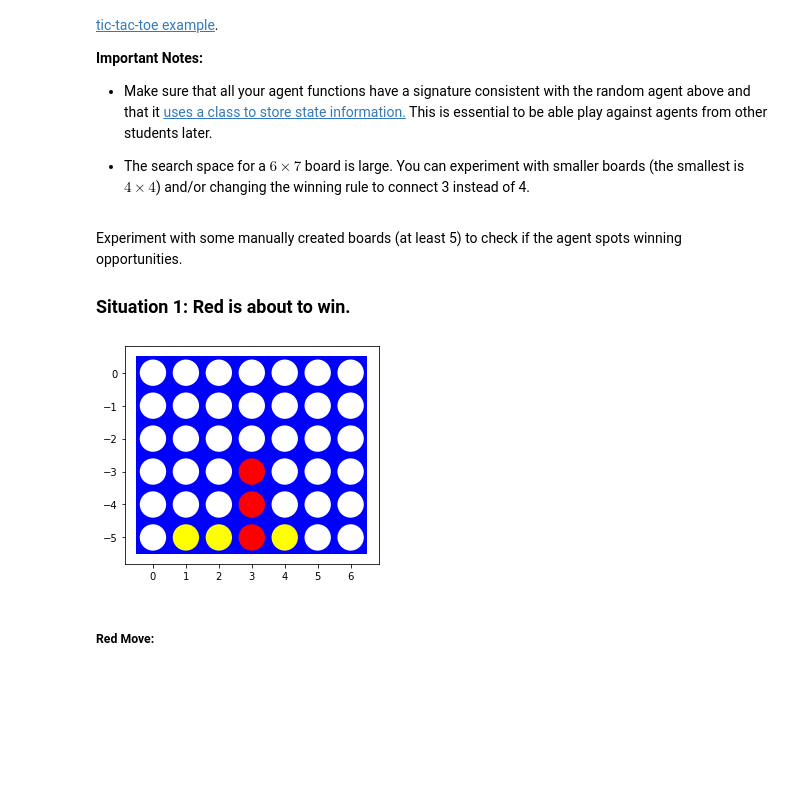
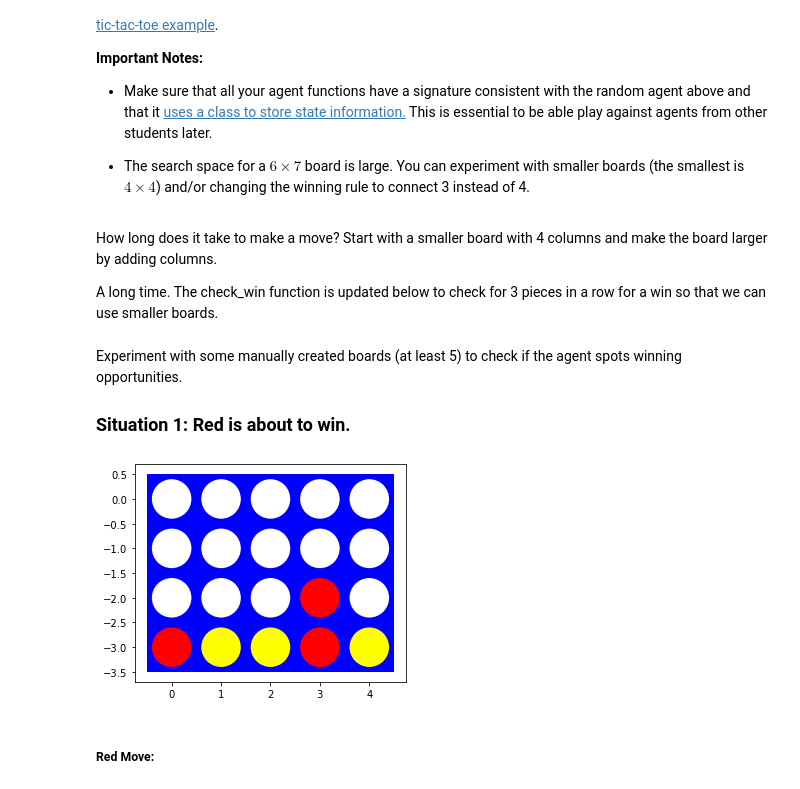
Before and after one commit to kirkwat/artificial-intelligence, a Jupyter notebook: assignment_5/assignment_connect4.ipynb, the cells around one changed output. Saved outputs shown, nothing was run; the diff lists cells and outputs as text; code cells hidden in the pictures; blank space fills up the shorter version.

```diff
--- a/assignment_5/assignment_connect4.ipynb
+++ b/assignment_5/assignment_connect4.ipynb
@@ -337,3 +333,7 @@ class Alpha_beta_search:
                 return v, move
 
         return v, move
+# %% [markdown]
+How long does it take to make a move? Start with a smaller board with 4 columns and make the board larger by adding columns.
+
+A long time. The check_win function is updated below to check for 3 pieces in a row for a win so that we can use smaller boards.
@@ -342,16 +363,14 @@ Experiment with some manually created boards (at least 5) to check if the agent
 
 ### Situation 1: Red is about to win.
 # %%
-board = [[0, 0, 0, 0, 0, 0, 0],
-         [0, 0, 0, 0, 0, 0, 0],
-         [0, 0, 0, 0, 0, 0, 0],
-         [0, 0, 0, 1, 0, 0, 0],
-         [0, 0, 0, 1, 0, 0, 0],
-         [0,-1,-1, 1,-1, 0, 0]]
+board = [[ 0, 0, 0, 0, 0],
+         [ 0, 0, 0, 0, 0],
+         [ 0, 0, 0, 1, 0],
+         [ 1,-1,-1, 1,-1]]
 
 visualize(board)
 # %% [output]
-[figure, old version]
+[figure, new version]
 # %% [markdown]
 ##### Red Move:
 # %%
```
Also changed, not shown: parts of 81 cells of this notebook.
